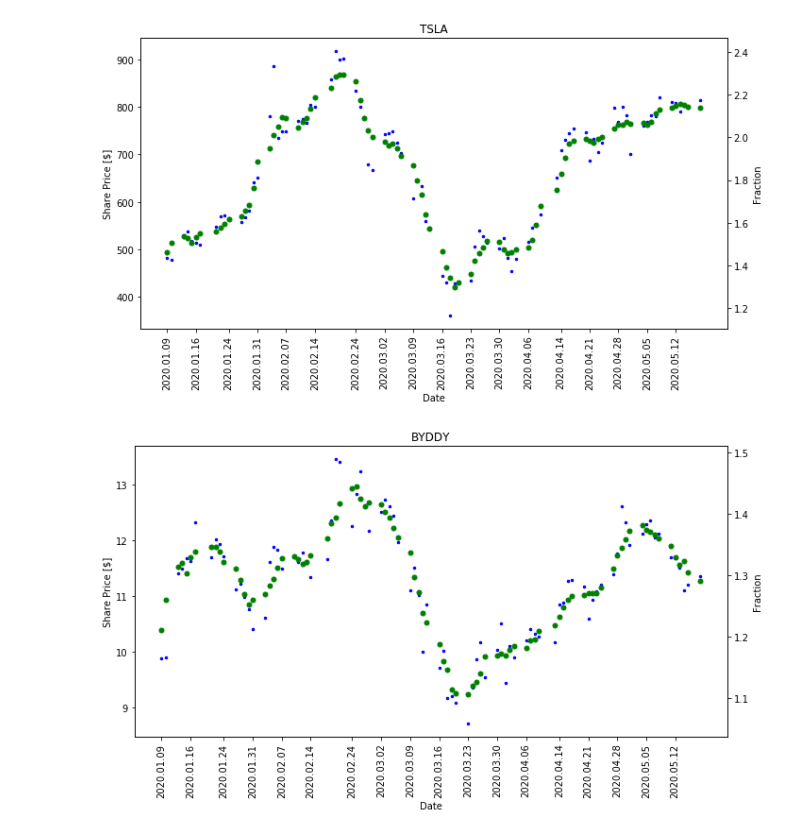
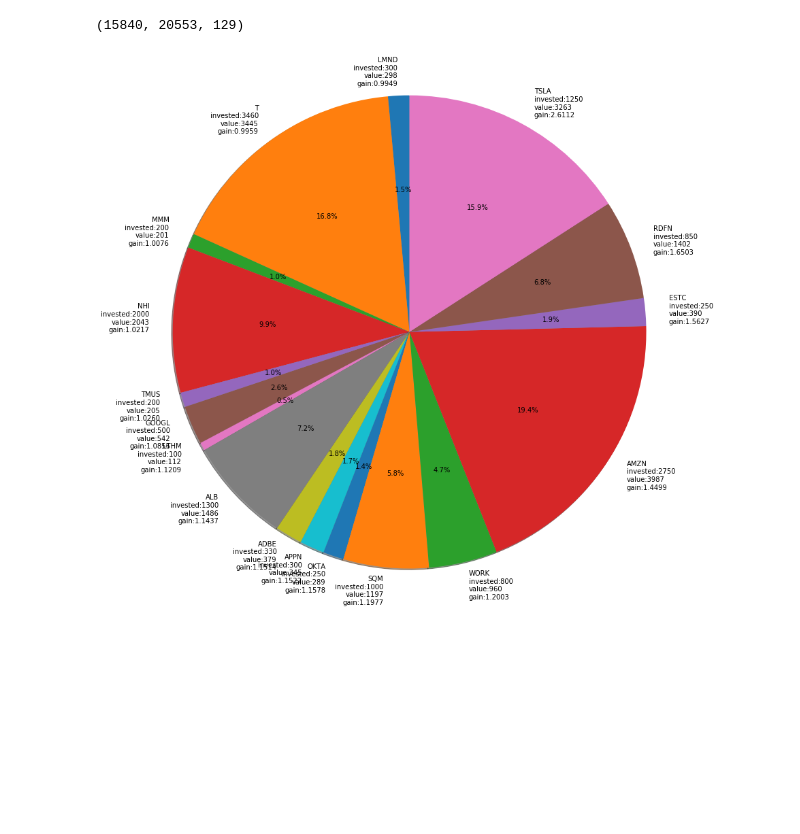
Before and after one commit to dgsprous0808/stockportfolio, a Jupyter notebook: stockportfolio_workbook.ipynb, the cells around one changed output. Cells and saved outputs as stored; diff of their text form; code cells hidden in the pictures; blank space fills up the shorter version.

```diff
--- a/stockportfolio_workbook.ipynb
+++ b/stockportfolio_workbook.ipynb
@@ -110,0 +277,21 @@ def doubleplot(df, showeach, title_string, window):
+# %%
+symbols = [
+ 'T',
+ 'OKTA',
+ 'AMZN',
+ 'APPN',
+ 'WORK',
+ 'ALB',
+ 'ADBE',
+ 'ESTC',
+ 'RDFN',
+ 'GOOGL',
+ 'SQM',
+ 'LTHM',
+ 'TSLA',
+ 'TMUS',
+ 'MMM',
+ 'LMND',
+ 'NHI'
+]
+total = list( map(portfolio_value, [investments]*len(symbols), symbols) )
@@ -110,0 +353,20 @@ def doubleplot(df, showeach, title_string, window):
+# %%
+i = sum(df.invested)
+v = sum(df.value)
+g = v/i
+print((i,int(v),int(g*100)))
+# %% [output]
+(15840, 20553, 129)
+# %%
+def mklab(s1,s2,s3,s4):
+    return '{0}\ninvested:{1}\nvalue:{2}\ngain:{3:6.4f}'.format(s1,s2,int(s3),s4)
+# %%
+label_ = list( map( mklab, df.symbol, df.invested, df.value, df.gain) )
+# %%
+fig1, ax1 = plt.subplots()
+ax1.pie(df.value, labels=label_, autopct='%1.1f%%', shadow=True, radius=4, startangle=90)
+#ax1.axis('equal')  # Equal aspect ratio ensures that pie is drawn as a circle.
+
+plt.show()
+# %% [output]
+[figure, added]
@@ -111,12 +385,10 @@ def doubleplot(df, showeach, title_string, window):
 # %%
-showeach = 5
-duration = '90d'
-window = 3
+showeach = 1
+duration = '28d'
+window = 1
 
-for symbol in ['TSLA','BYDDY']:
-    df = get_stock_data(symbol,duration)
-    title_string = symbol
-    doubleplot(df, showeach, title_string, window)
+symbol = 'LMND'
+title_string = symbol
+
+df = get_stock_data(symbol, duration)
+standard_plot(df, showeach, title_string, window)
-# %% [output]
-[figure, removed]
-[figure, removed]
```
Also changed, not shown: parts of 25 cells of this notebook.
